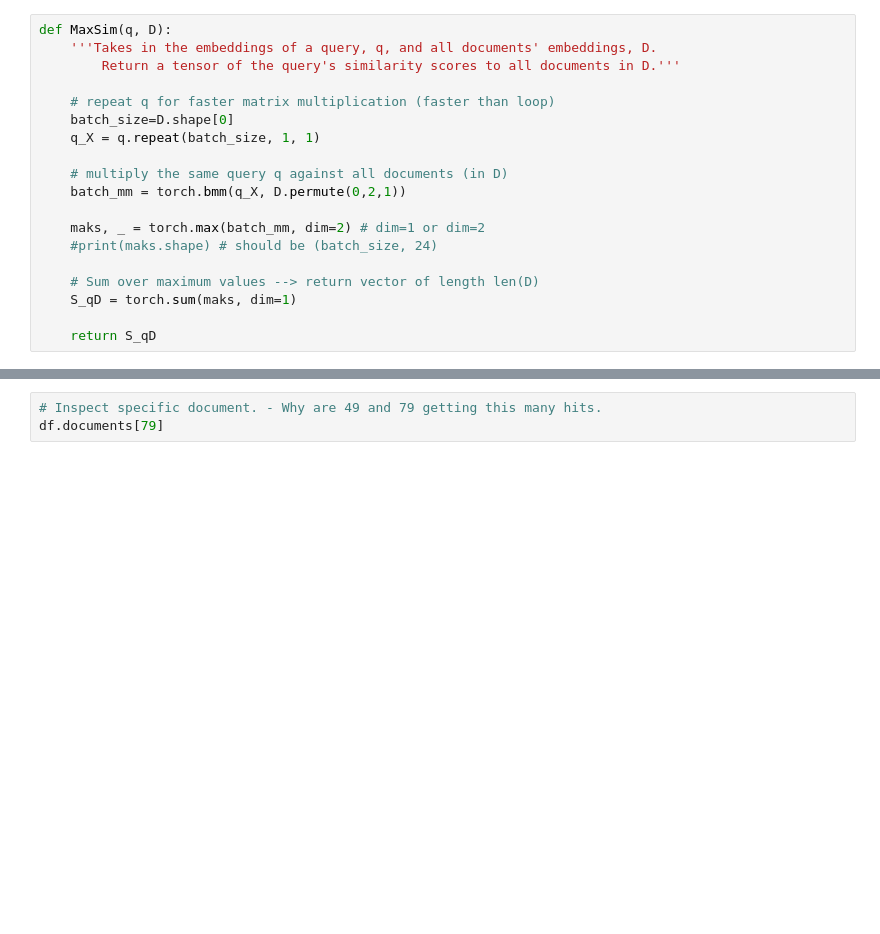
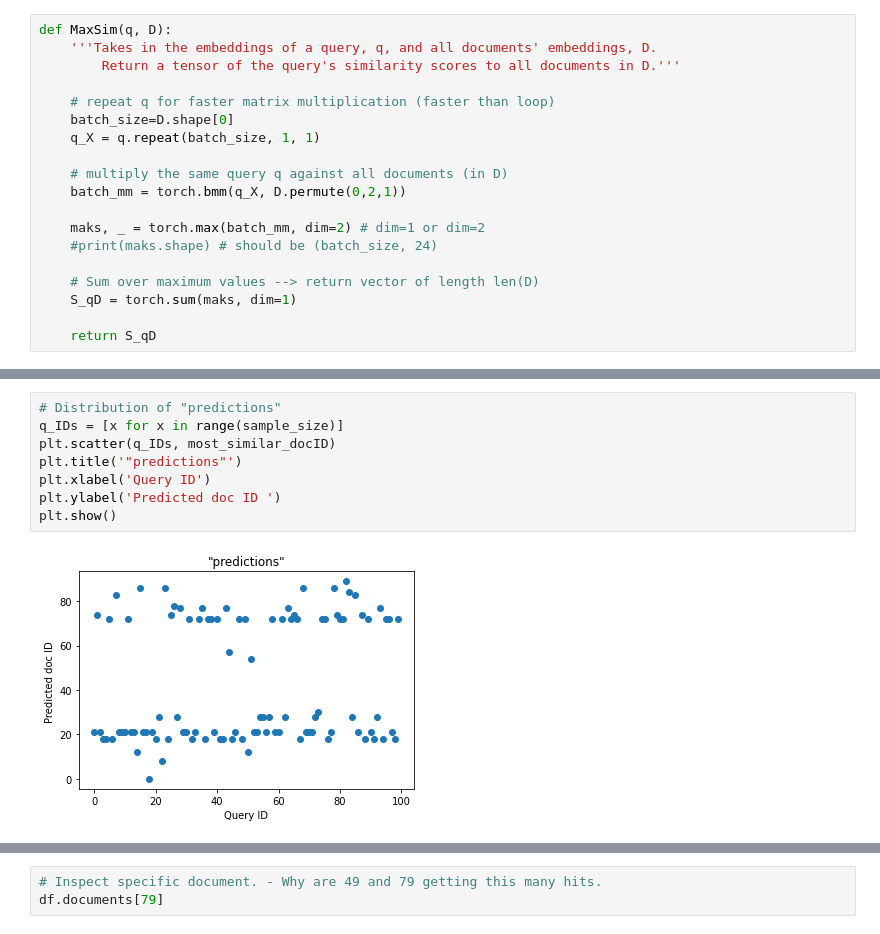
Before and after one commit to MartinBA741/SkillsColBERT, a Jupyter notebook: predict_colbert.ipynb, the cells around one changed output, grey strips where cells are left out. Drawn from its saved outputs; the diff is of its cells as text; blank space fills up the shorter version.

```diff
--- a/predict_colbert.ipynb
+++ b/predict_colbert.ipynb
@@ -225,0 +230,10 @@ def MaxSimEuc(q, D):
+# %%
+# Distribution of "predictions"
+q_IDs = [x for x in range(sample_size)]
+plt.scatter(q_IDs, most_similar_docID)
+plt.title('"predictions"')
+plt.xlabel('Query ID')
+plt.ylabel('Predicted doc ID ')
+plt.show()
+# %% [output]
+[figure, added]
```
Also changed, not shown: parts of 18 cells of this notebook.
